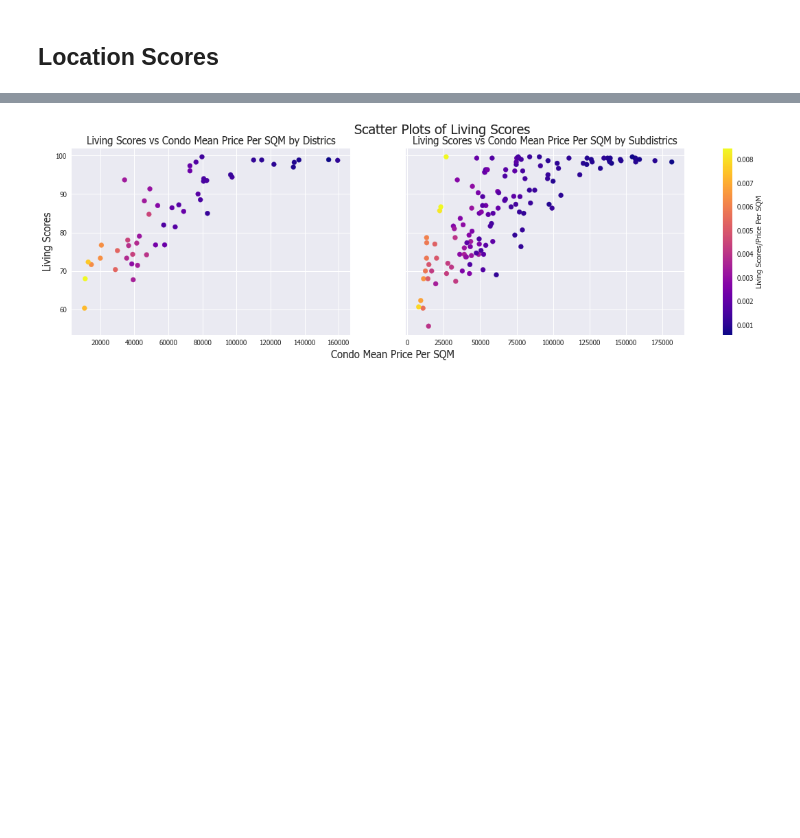
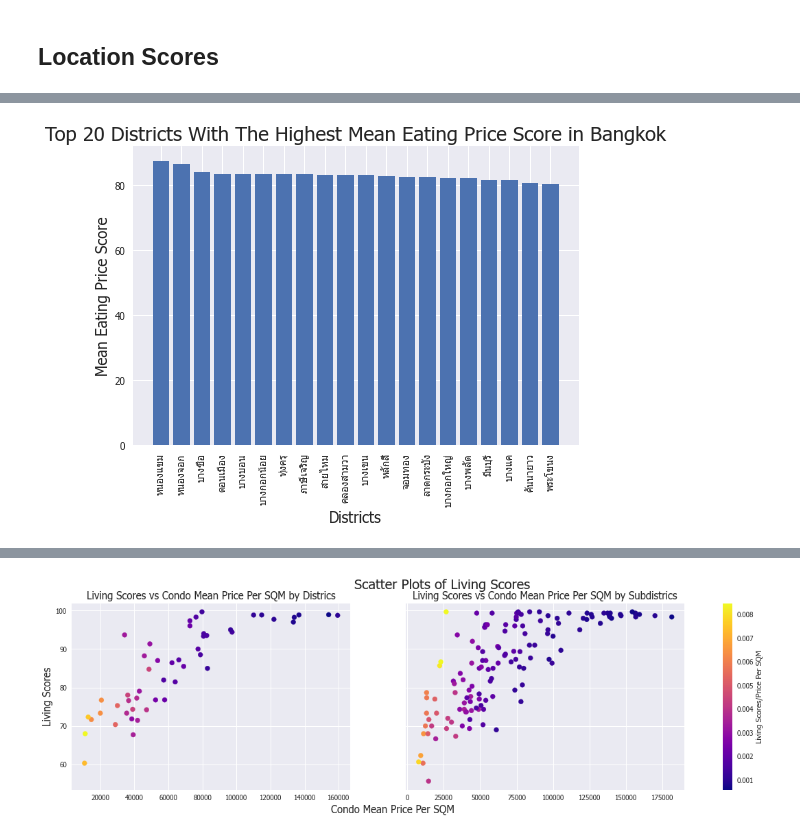
Before and after one commit to terjirapat/DADS5001-Project, a Jupyter notebook: project.ipynb, the cells around one changed output, grey strips where cells are left out. Saved outputs shown, nothing was run; the diff lists cells and outputs as text; code cells hidden in the pictures; blank space fills up the shorter version.

```diff
--- a/project.ipynb
+++ b/project.ipynb
@@ -546 +556,11 @@ plt.show()
+# %%
+dct_eatpsc_mean = dct_mean[['eating_price_score']].sort_values(by='eating_price_score', ascending=False).head(20)
+plt.bar(dct_eatpsc_mean.index, dct_eatpsc_mean['eating_price_score'])
+plt.tick_params(axis='x', rotation=90)
+plt.title('Top 20 Districts With The Highest Mean Eating Price Score in Bangkok', fontsize=20)
+plt.xlabel('Districts', fontsize=15)
+plt.ylabel('Mean Eating Price Score', fontsize=15)
+plt.show()
+# %% [output]
+[figure, added]
 # %%
```
Also changed, not shown: parts of 2 cells of this notebook.
